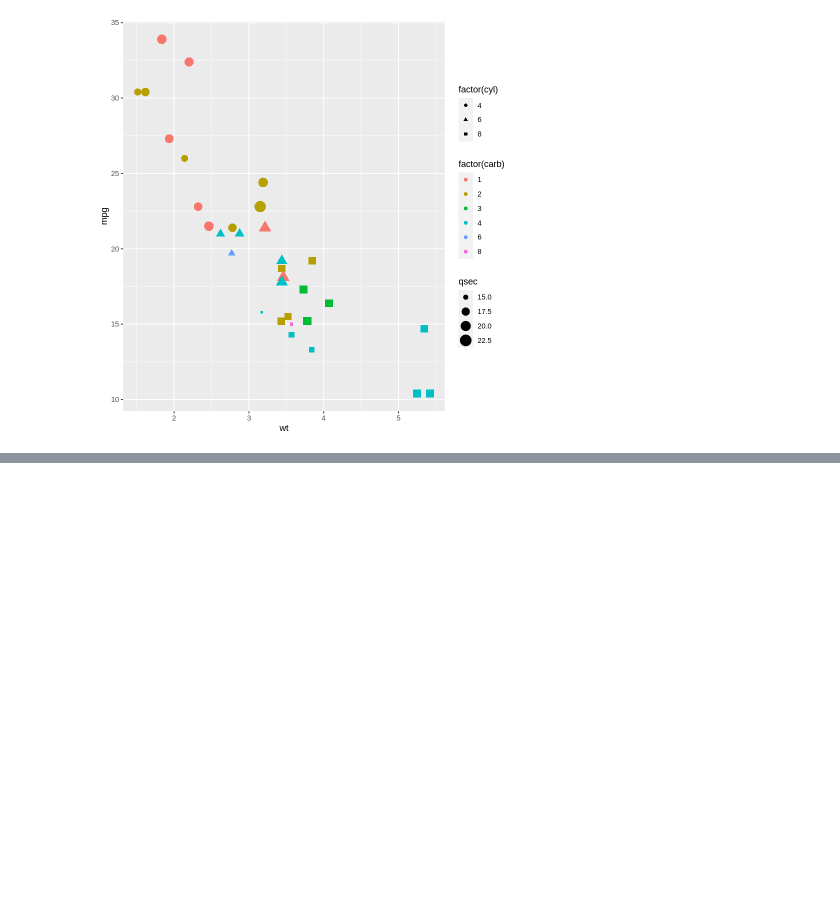
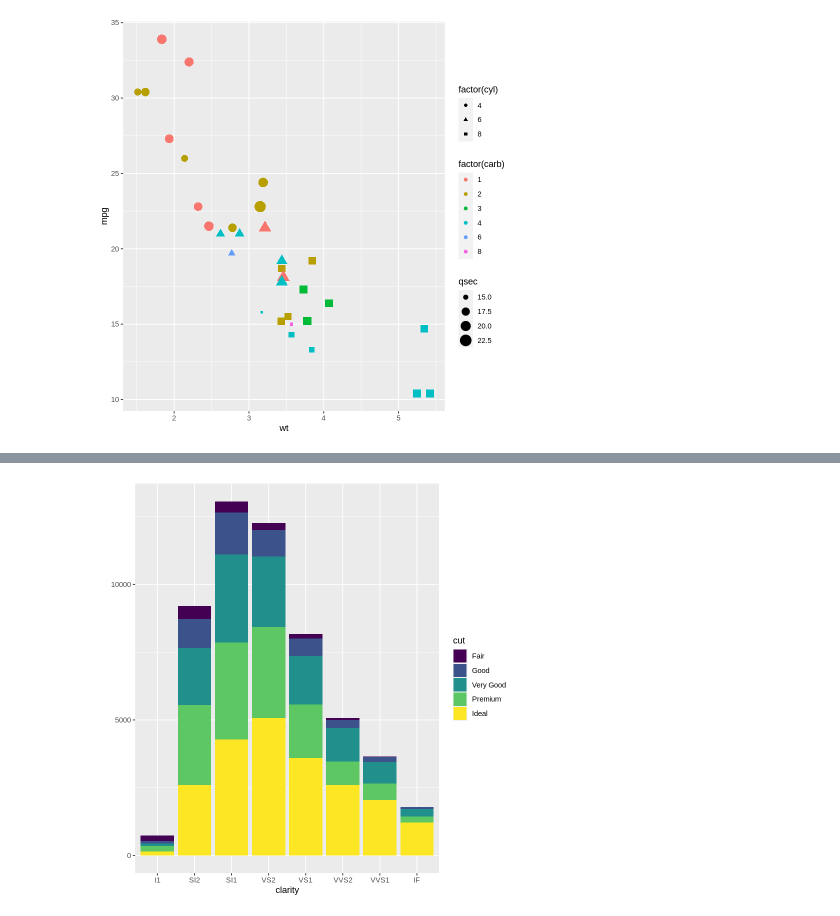
Before and after one commit to gyujin0450/RPRG_PartII, a Jupyter notebook: p259_기하학적기법시각화.ipynb, the cells around one changed output, grey strips where cells are left out. Cells and saved outputs as stored; diff of their text form; code cells hidden in the pictures; blank space fills up the shorter version.

```diff
--- a/p259_기하학적기법시각화.ipynb
+++ b/p259_기하학적기법시각화.ipynb
@@ -210,0 +271,5 @@ qplot(wt, mpg, data = mtcars, color = factor(carb), size = qsec, shape = factor(
+# %%
+# geom 속성과 fill 속성
+qplot(clarity, data = diamonds, fill = cut, geom = "bar" )
+# %% [output]
+[figure, added]
```
Also changed, not shown: parts of 11 cells of this notebook.
